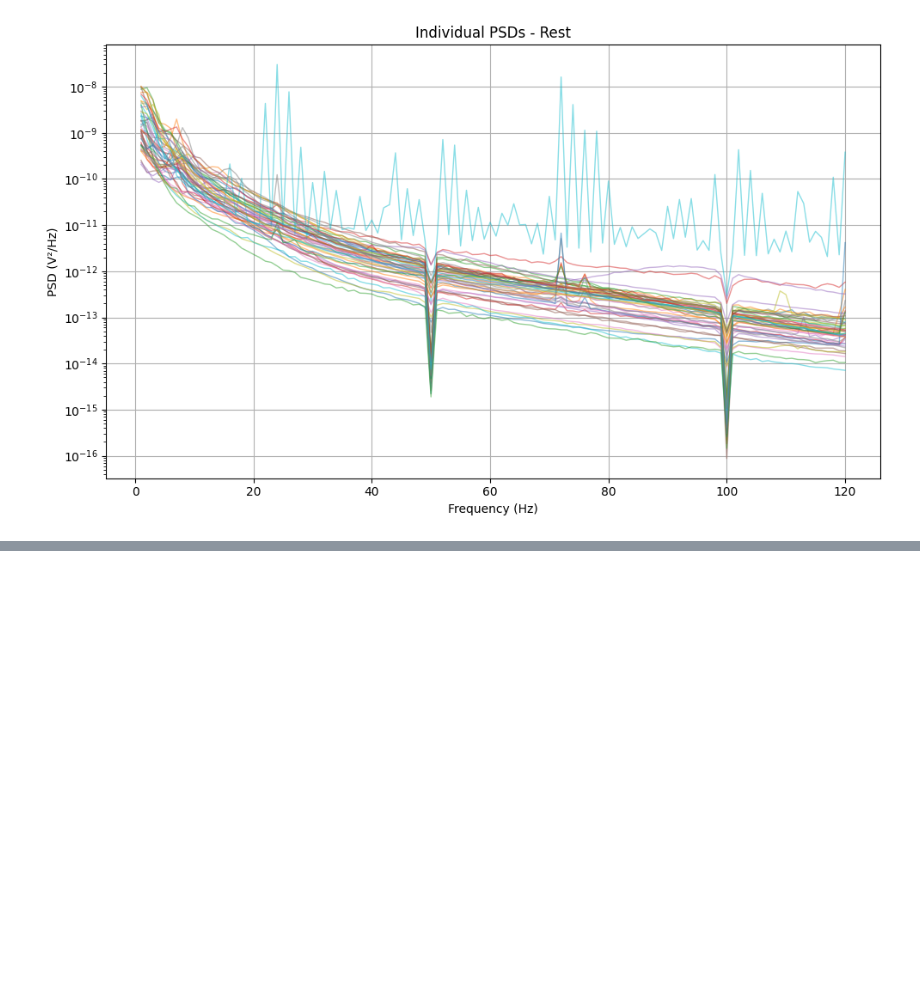
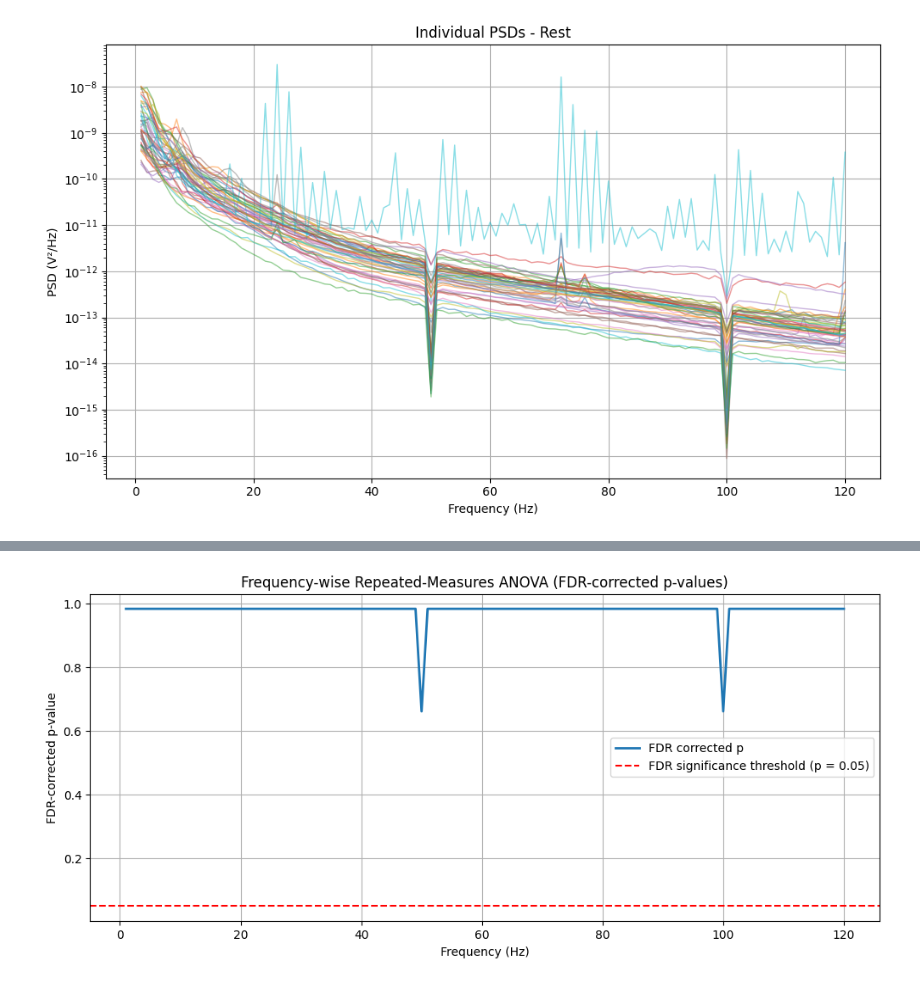
Before and after one commit to muqadasah/ieeg-fmri-dataset-analysis, a Jupyter notebook: PSD_analysis/psd.ipynb, the cells around one changed output, grey strips where cells are left out. Saved outputs shown, nothing was run; the diff lists cells and outputs as text; code cells hidden in the pictures; blank space fills up the shorter version.

```diff
--- a/PSD_analysis/psd.ipynb
+++ b/PSD_analysis/psd.ipynb
@@ -1465,0 +1842,29 @@ plt.show()
+# %%
+plt.figure(figsize=(12,5))
+
+plt.plot(
+    anova_freq["Frequency"],
+    anova_freq["p_fdr"],
+    linewidth=2,
+    label="FDR corrected p"
+)
+
+plt.axhline(
+    0.05,
+    color="red",
+    linestyle="--",
+    # label="Significance threshold"
+    label="FDR significance threshold (p = 0.05)"
+)
+
+plt.xlabel("Frequency (Hz)")
+plt.ylabel("FDR-corrected p-value")
+# plt.title("Frequency-wise Repeated-Measures ANOVA (FDR Corrected)")
+plt.title("Frequency-wise Repeated-Measures ANOVA (FDR-corrected p-values)")
+
+plt.grid(True)
+plt.legend()
+
+plt.show()
+# %% [output]
+[figure, added]
```
Also changed, not shown: parts of 19 cells of this notebook.
